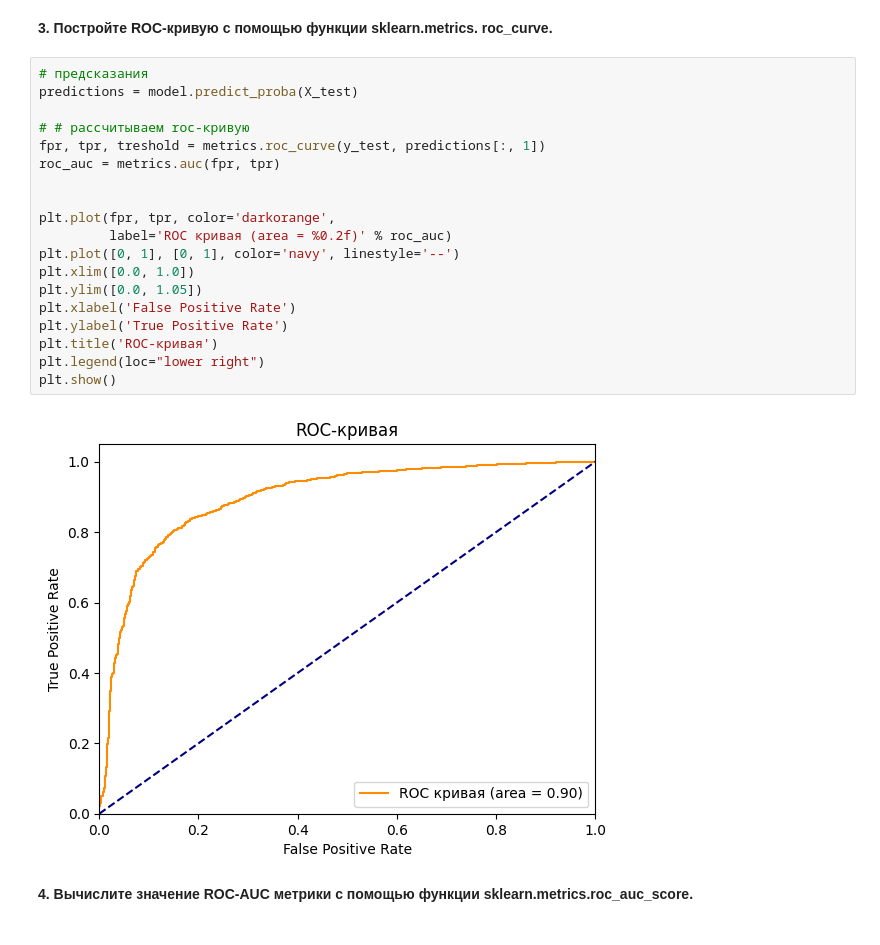
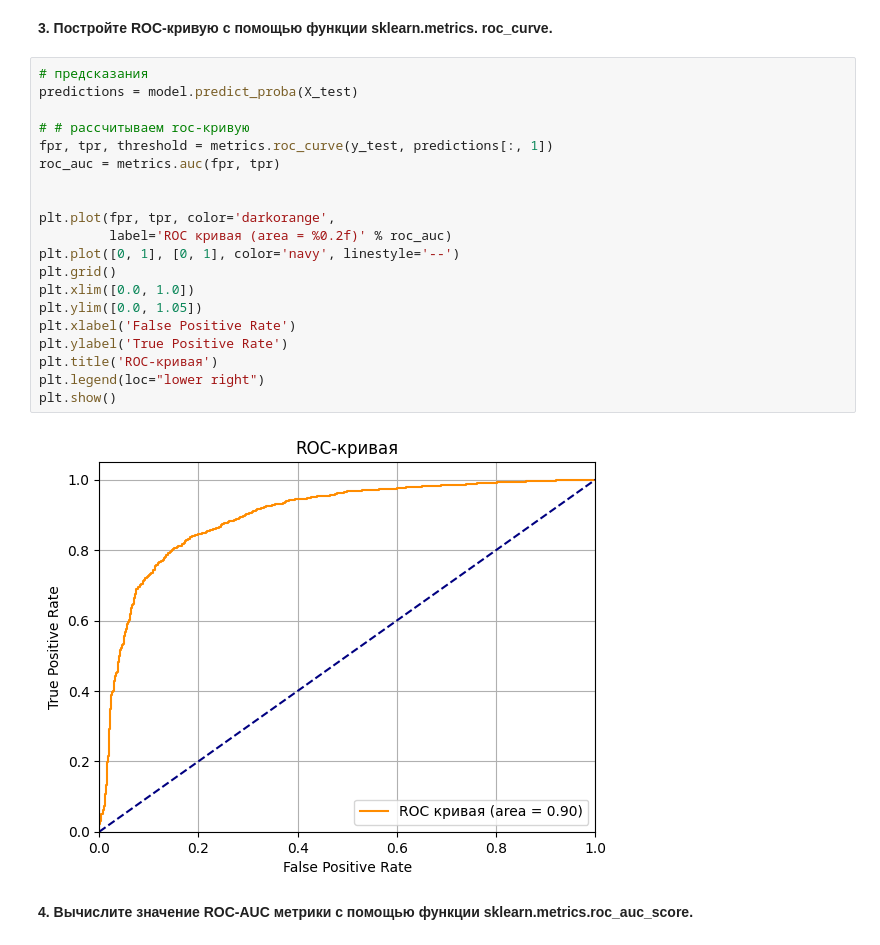
Before and after one commit to adtitovich/dsml-17, a Jupyter notebook: m3.ipynb, the cells around one changed output. Drawn from its saved outputs; the diff is of its cells as text.

```diff
--- a/m3.ipynb
+++ b/m3.ipynb
@@ -133,24 +133,25 @@ Pipeline(steps=[('standardscaler', StandardScaler()),
 # %%
 # предсказания
 predictions = model.predict_proba(X_test)
 
 # # рассчитываем roc-кривую
-fpr, tpr, treshold = metrics.roc_curve(y_test, predictions[:, 1])
+fpr, tpr, threshold = metrics.roc_curve(y_test, predictions[:, 1])
 roc_auc = metrics.auc(fpr, tpr)
 
 
 plt.plot(fpr, tpr, color='darkorange',
          label='ROC кривая (area = %0.2f)' % roc_auc)
 plt.plot([0, 1], [0, 1], color='navy', linestyle='--')
+plt.grid()
 plt.xlim([0.0, 1.0])
 plt.ylim([0.0, 1.05])
 plt.xlabel('False Positive Rate')
 plt.ylabel('True Positive Rate')
 plt.title('ROC-кривая')
 plt.legend(loc="lower right")
 plt.show()
 # %% [output]
-[figure, old version]
+[figure, new version]
 # %% [markdown]
 **4. Вычислите значение ROC-AUC метрики с помощью функции sklearn.metrics.roc_auc_score.**
 # %%
```
Also changed, not shown: parts of 6 cells of this notebook.
